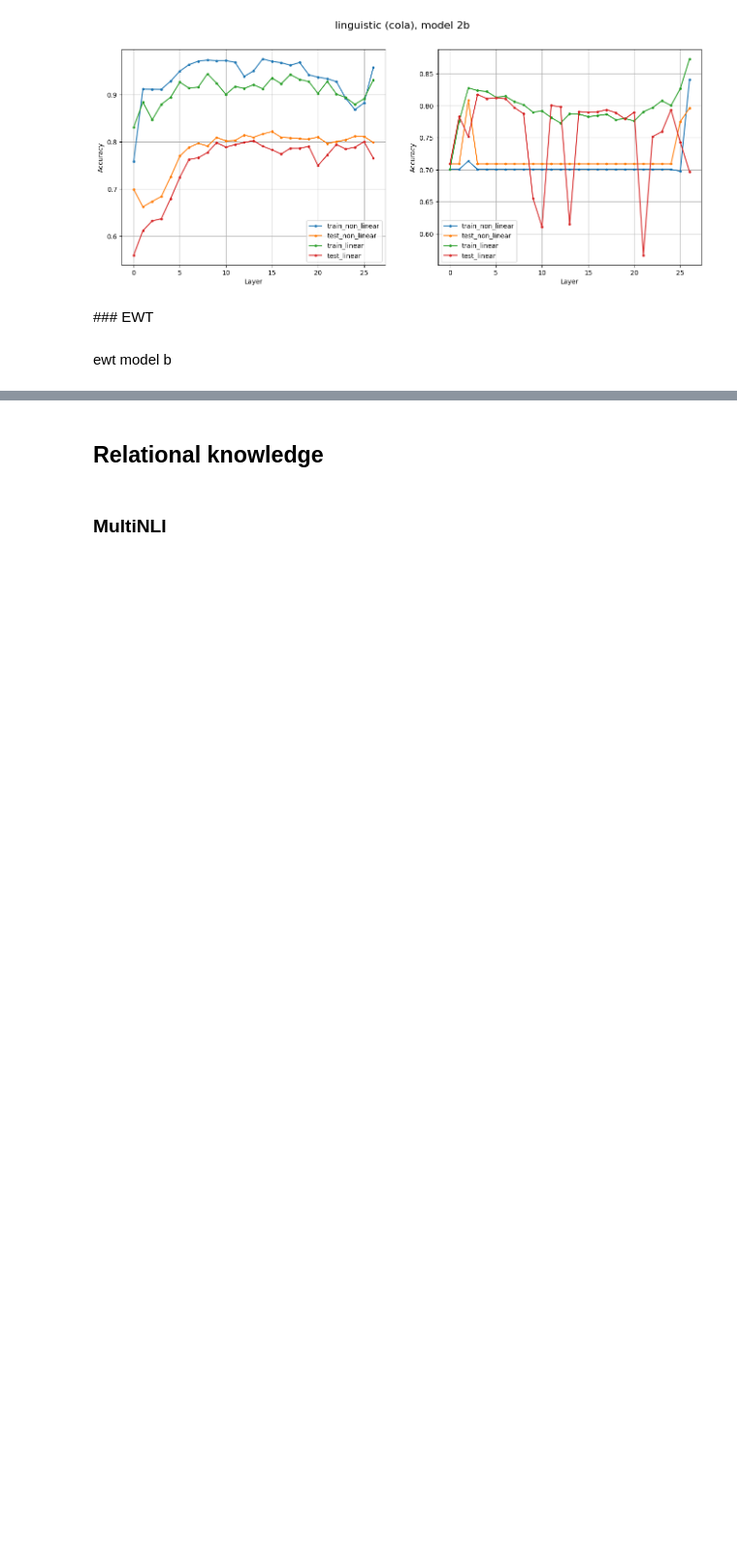
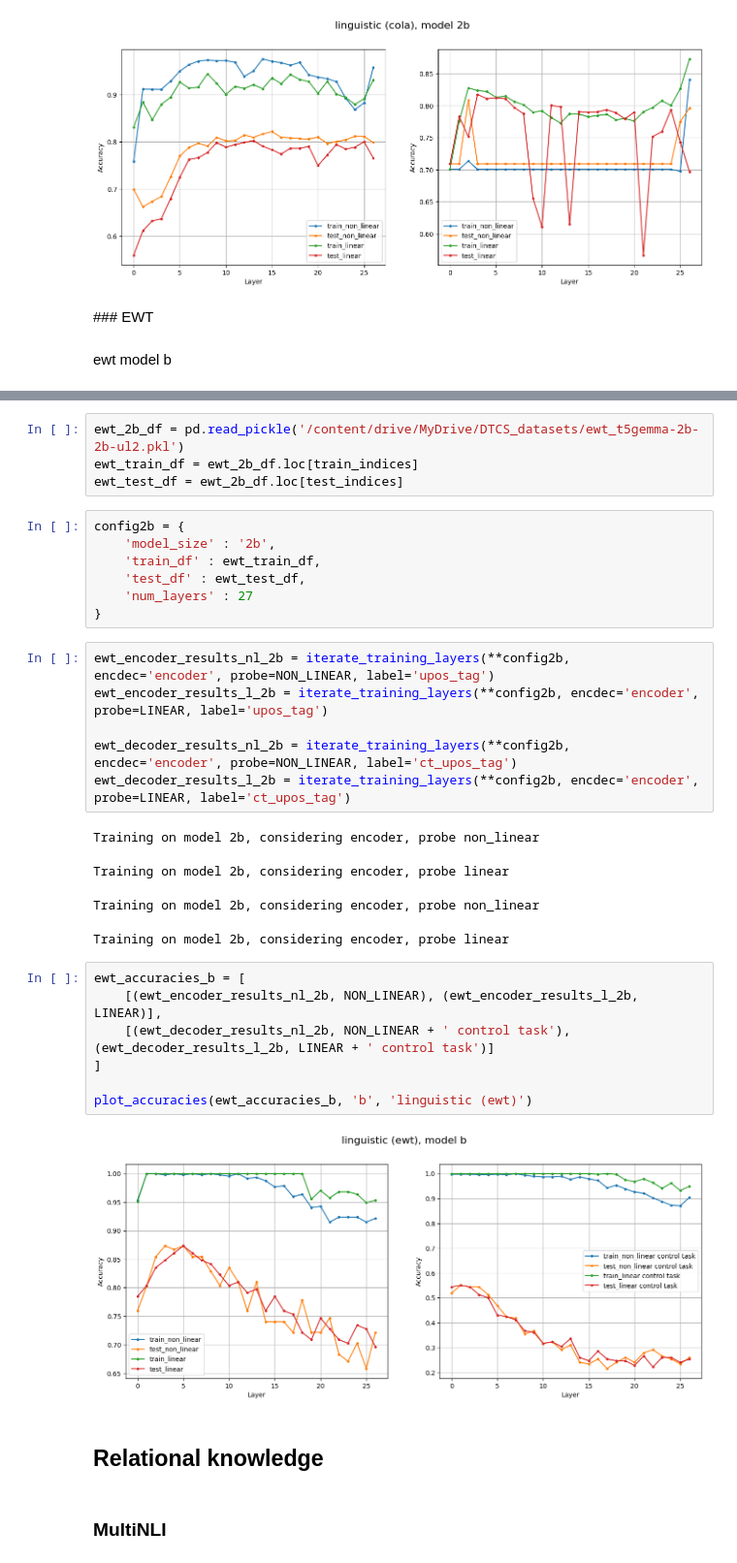
Before and after one commit to rrossierba/digital-transformation-computer-security, a Jupyter notebook: probe_t5.ipynb, the cells around one changed output, grey strips where cells are left out. Shown at 97% size. Drawn from its saved outputs; the diff is of its cells as text; blank space fills up the shorter version.

```diff
--- a/probe_t5.ipynb
+++ b/probe_t5.ipynb
@@ -1490,3 +1531,34 @@ Training on model b, considering encoder
+# %%
+ewt_2b_df = pd.read_pickle('/content/drive/MyDrive/DTCS_datasets/ewt_t5gemma-2b-2b-ul2.pkl')
+ewt_train_df = ewt_2b_df.loc[train_indices]
+ewt_test_df = ewt_2b_df.loc[test_indices]
+# %%
+config2b = {
+    'model_size' : '2b',
+    'train_df' : ewt_train_df,
+    'test_df' : ewt_test_df,
+    'num_layers' : 27
+}
+# %%
+ewt_encoder_results_nl_2b = iterate_training_layers(**config2b, encdec='encoder', probe=NON_LINEAR, label='upos_tag')
+ewt_encoder_results_l_2b = iterate_training_layers(**config2b, encdec='encoder', probe=LINEAR, label='upos_tag')
+
+ewt_decoder_results_nl_2b = iterate_training_layers(**config2b, encdec='encoder', probe=NON_LINEAR, label='ct_upos_tag')
+ewt_decoder_results_l_2b = iterate_training_layers(**config2b, encdec='encoder', probe=LINEAR, label='ct_upos_tag')
+# %% [output]
+Training on model 2b, considering encoder, probe non_linear
+Training on model 2b, considering encoder, probe linear
+Training on model 2b, considering encoder, probe non_linear
+Training on model 2b, considering encoder, probe linear
+# %%
+ewt_accuracies_b = [
+    [(ewt_encoder_results_nl_2b, NON_LINEAR), (ewt_encoder_results_l_2b, LINEAR)],
+    [(ewt_decoder_results_nl_2b, NON_LINEAR + ' control task'), (ewt_decoder_results_l_2b, LINEAR + ' control task')]
+]
+
+plot_accuracies(ewt_accuracies_b, 'b', 'linguistic (ewt)')
+# %% [output]
+[figure, added]
 # %% [markdown]
 ## Relational knowledge
 # %% [markdown]
```
Also changed, not shown: parts of 15 cells of this notebook.
